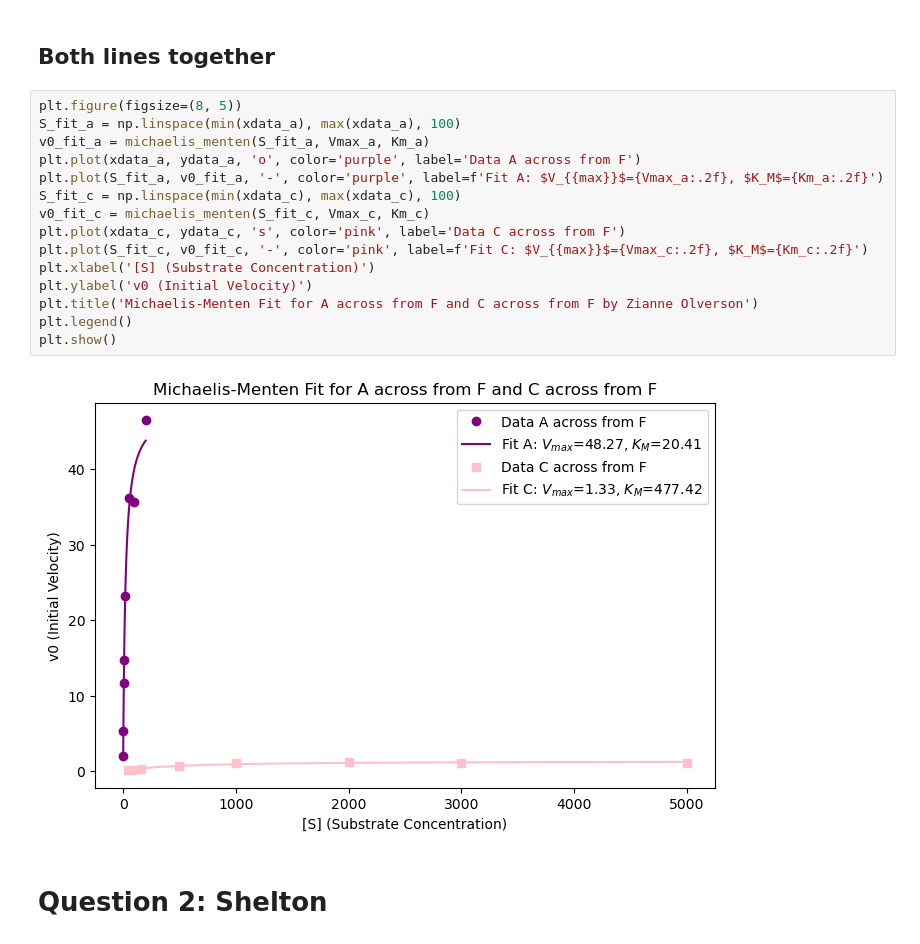
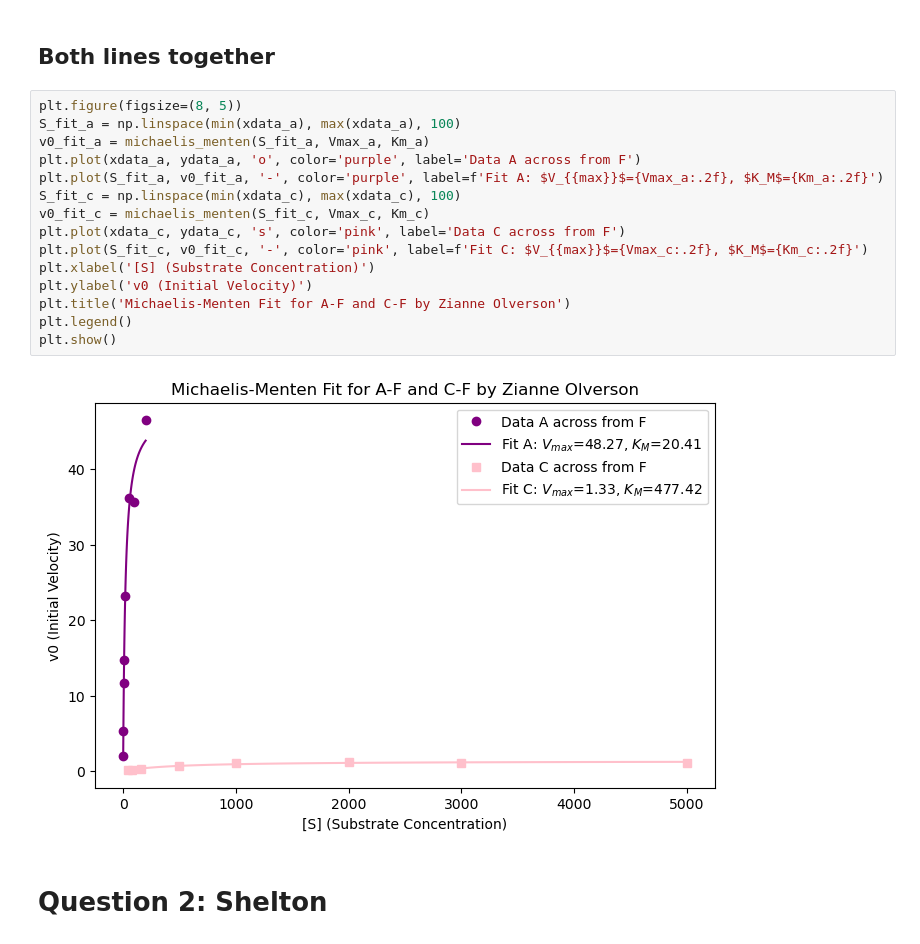
Before and after one commit to ZianneO/BSGP7030-PythonLM, a Jupyter notebook: Untitled.ipynb, the cells around one changed output. Drawn from its saved outputs; the diff is of its cells as text.

```diff
--- a/Untitled.ipynb
+++ b/Untitled.ipynb
@@ -178,20 +177,20 @@ Text(0.5, 0, '[S] (Substrate Concentration)')
 # %%
 plt.figure(figsize=(8, 5))
 S_fit_a = np.linspace(min(xdata_a), max(xdata_a), 100)
 v0_fit_a = michaelis_menten(S_fit_a, Vmax_a, Km_a)
 plt.plot(xdata_a, ydata_a, 'o', color='purple', label='Data A across from F')
 plt.plot(S_fit_a, v0_fit_a, '-', color='purple', label=f'Fit A: $V_{{max}}$={Vmax_a:.2f}, $K_M$={Km_a:.2f}')
 S_fit_c = np.linspace(min(xdata_c), max(xdata_c), 100)
 v0_fit_c = michaelis_menten(S_fit_c, Vmax_c, Km_c)
 plt.plot(xdata_c, ydata_c, 's', color='pink', label='Data C across from F')
 plt.plot(S_fit_c, v0_fit_c, '-', color='pink', label=f'Fit C: $V_{{max}}$={Vmax_c:.2f}, $K_M$={Km_c:.2f}')
 plt.xlabel('[S] (Substrate Concentration)')
 plt.ylabel('v0 (Initial Velocity)')
-plt.title('Michaelis-Menten Fit for A across from F and C across from F by Zianne Olverson')
+plt.title('Michaelis-Menten Fit for A-F and C-F by Zianne Olverson')
 plt.legend()
 plt.show()
 # %% [output]
-[figure, old version]
+[figure, new version]
 # %% [markdown]
 # Question 2: Shelton
 # %% [markdown]
```
Also changed, not shown: parts of 24 cells of this notebook, 4 other files.
